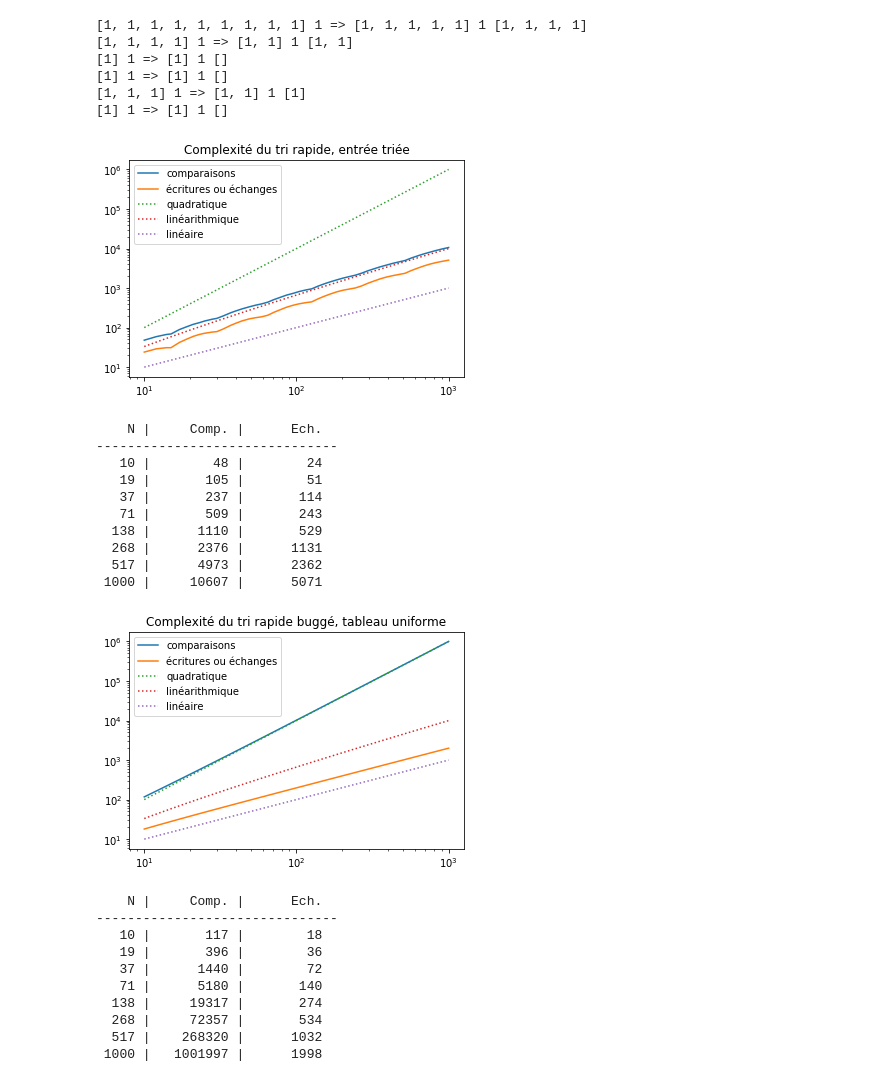
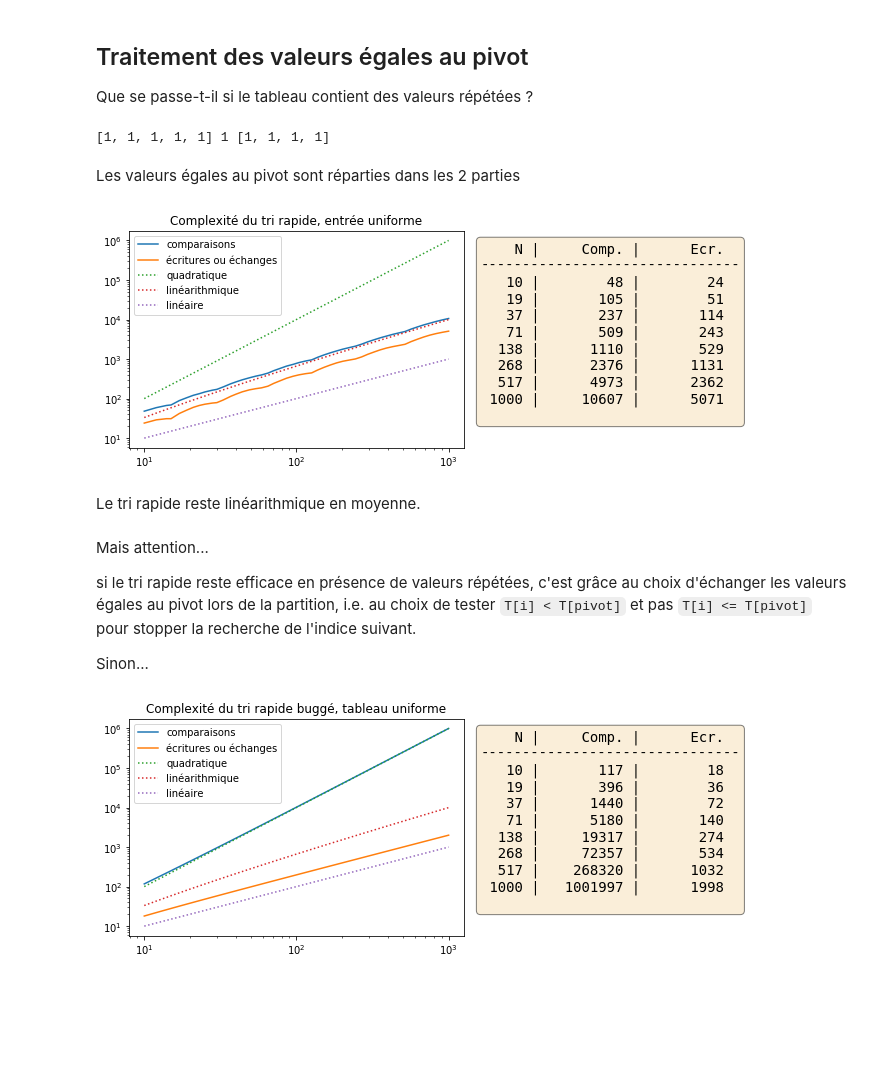
Before and after one commit to ocuisenaire/ASD1-notebooks, a Jupyter notebook: 3 - Tris/6 - Tri Rapide.ipynb, the cells around one changed output. Drawn from its saved outputs; the diff is of its cells as text; code cells hidden in the pictures; blank space fills up the shorter version.

```diff
--- a/3 - Tris/6 - Tri Rapide.ipynb
+++ b/3 - Tris/6 - Tri Rapide.ipynb
@@ -80,7 +195,3 @@ def tri_rapide(T,comparer = asd1.plus_petit_ou_egal):
 # %%
 def choix_du_pivot(T,premier,dernier):
     return dernier-1
-# %%
-T = TAB.copy()
-asd1.verbose = True
-tri_rapide(T)
@@ -93,0 +198,3 @@ tri_rapide(T)
+# %%
+def tri_rapide(T,comparer = asd1.plus_petit):
+    tri_rapide_rec(T,0,len(T),comparer)
@@ -126,5 +225,4 @@ asd1.evalue_complexite(tri_rapide,
 # %%
 T = [ 1, 2, 3, 4, 5, 6, 7, 8]
-asd1.verbose = True
-tri_rapide(T)
+p1 = partition(T,0,len(T)); print(T[0:p1],T[p1],T[p1+1:len(T)])
 # %% [output]
@@ -203,49 +349,34 @@ Le tri n'est pas stable
+# %% [markdown]
+## Traitement des valeurs égales au pivot
+
+Que se passe-t-il si le tableau contient des valeurs répétées ?
 # %%
 def tableau_uniforme(n):
     return [1]*n
 
 T = tableau_uniforme(10)
-asd1.verbose = True
-tri_rapide(T)
+p1 = partition(T,0,len(T)); print(T[0:p1],T[p1],T[p1+1:len(T)])
 # %% [output]
-[1, 1, 1, 1, 1, 1, 1, 1, 1] 1 => [1, 1, 1, 1, 1] 1 [1, 1, 1, 1]
-[1, 1, 1, 1] 1 => [1, 1] 1 [1, 1]
-[1] 1 => [1] 1 []
-[1] 1 => [1] 1 []
-[1, 1, 1] 1 => [1, 1] 1 [1]
-[1] 1 => [1] 1 []
+[1, 1, 1, 1, 1] 1 [1, 1, 1, 1]
+# %% [markdown]
+Les valeurs égales au pivot sont réparties dans les 2 parties
 # %%
-asd1.evalue_complexite(tri_rapide,
-                       tableau_uniforme,
-                       "tri rapide, entrée triée")
+asd1.evalue_complexite(tri_rapide, tableau_uniforme,
+                       "tri rapide, entrée uniforme")
 # %% [output]
-[figure, old version]
+[figure, new version]
-    N |     Comp. |      Ech.
--------------------------------
-   10 |        48 |        24
-   19 |       105 |        51
-   37 |       237 |       114
-   71 |       509 |       243
-  138 |      1110 |       529
-  268 |      2376 |      1131
-  517 |      4973 |      2362
- 1000 |     10607 |      5071
+# %% [markdown]
+Le tri rapide reste linéarithmique en moyenne.
+# %% [markdown]
+Mais attention...
+
+si le tri rapide reste efficace en présence de valeurs répétées, c'est grâce au choix d'échanger les valeurs égales au pivot lors de la partition, i.e. au choix de tester `T[i] < T[pivot]` et pas `T[i] <= T[pivot]` pour stopper la recherche de l'indice suivant.
+
+Sinon...
 # %%
-def tri_rapide_bugge(T):
-    tri_rapide(T,asd1.plus_petit)
+def tri_rapide_bugge(T): tri_rapide(T,asd1.plus_petit_ou_egal)
 
-asd1.evalue_complexite(tri_rapide_bugge,
-                       tableau_uniforme,
+asd1.evalue_complexite(tri_rapide_bugge, tableau_uniforme,
                        "tri rapide buggé, tableau uniforme")
 # %% [output]
-[figure, old version]
+[figure, new version]
-    N |     Comp. |      Ech.
--------------------------------
-   10 |       117 |        18
-   19 |       396 |        36
-   37 |      1440 |        72
-   71 |      5180 |       140
-  138 |     19317 |       274
-  268 |     72357 |       534
-  517 |    268320 |      1032
- 1000 |   1001997 |      1998
```
Also changed, not shown: parts of 78 cells of this notebook.
